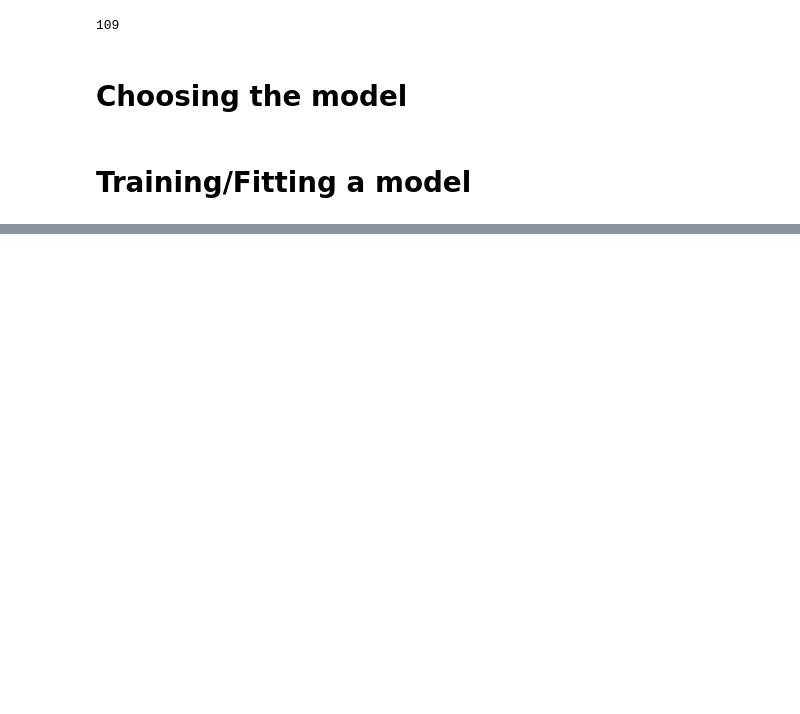
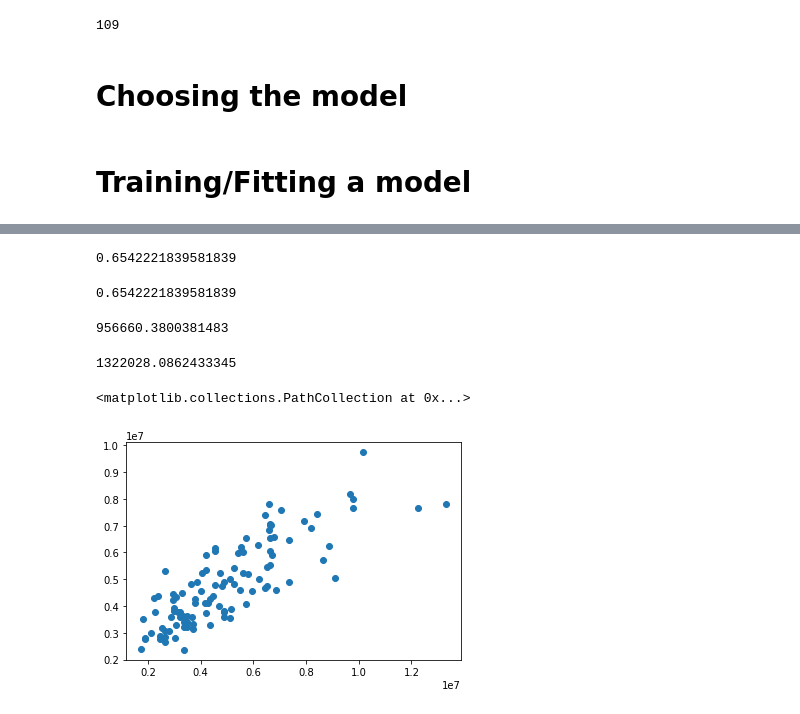
Before and after one commit to Parthrajt/House-Price-Prediction, a Jupyter notebook: House_Price_Prediction.ipynb, the cells around one changed output, grey strips where cells are left out. Cells and saved outputs as stored; diff of their text form; code cells hidden in the pictures; blank space fills up the shorter version.

```diff
--- a/House_Price_Prediction.ipynb
+++ b/House_Price_Prediction.ipynb
@@ -438,5 +477,5 @@ df.price
 544     1750000
 Name: price, Length: 545, dtype: int64
 # %%
-X = np.array(df.drop('price', axis=1))
-y = np.array(df.price)
+X = df.drop('price', axis=1)
+y = df.price
@@ -474,0 +575,2 @@ AttributeError: ignored
+# %%
+pred_y = model.predict(X_test)
@@ -474,0 +599,9 @@ AttributeError: ignored
+# %%
+model.score(X_test,y_test)
+# %% [output]
+0.6542221839581839
+# %%
+#R squared
+r2_score(y_test,pred_y)
+# %% [output]
+0.6542221839581839
@@ -474,0 +610,15 @@ AttributeError: ignored
+# %%
+#MSE
+mean_absolute_error(y_test,pred_y)
+# %% [output]
+956660.3800381483
+# %%
+#RMSE
+np.sqrt(mean_squared_error(y_test,pred_y))
+# %% [output]
+1322028.0862433345
+# %%
+plt.scatter(y_test,pred_y)
+# %% [output]
+<matplotlib.collections.PathCollection at 0x...>
+[figure, added]
```
Also changed, not shown: parts of 51 cells of this notebook.
